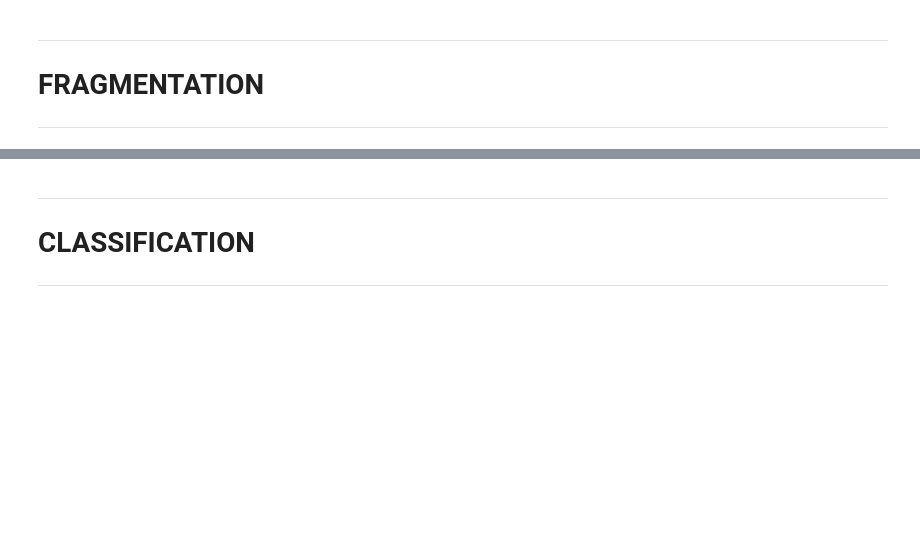
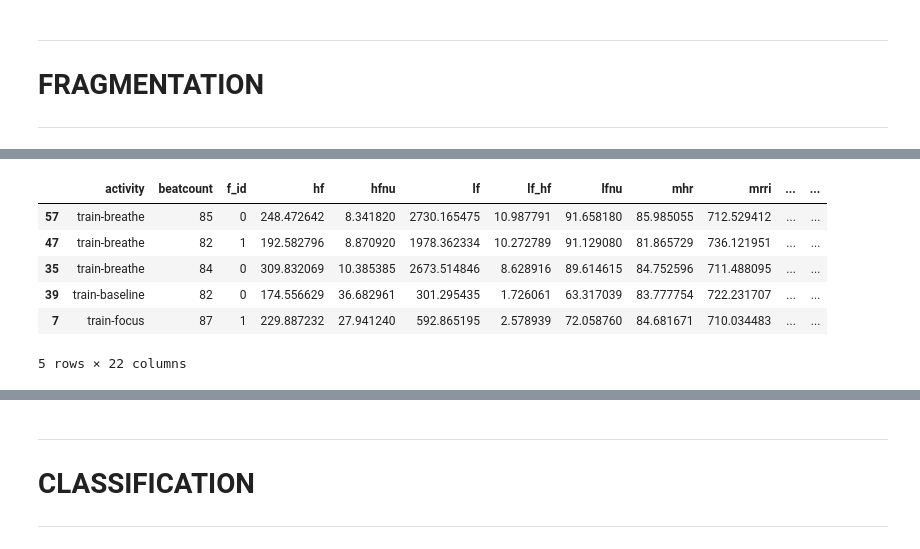
Before and after one commit to jucc/HeRV_analysis, a Jupyter notebook: pipeline/full_pipe_training_sessions.ipynb, the cells around one changed output, grey strips where cells are left out. Cells and saved outputs as stored; diff of their text form; code cells hidden in the pictures; blank space fills up the shorter version.

```diff
--- a/pipeline/full_pipe_training_sessions.ipynb
+++ b/pipeline/full_pipe_training_sessions.ipynb
@@ -169,3 +123,5 @@ for feat in cl.features_all:
 # FRAGMENTATION
 
 ---
+# %%
+frags = fr.gen_fragments_dataset(sessions, 60, 10, RAW_PATH)
@@ -172,2 +147,14 @@ for feat in cl.features_all:
+# %%
+dff = pd.DataFrame(frags)
+# %%
+dff.sample(5)
+# %% [output]
+|  | activity | beatcount | f_id | hf | hfnu | lf | lf_hf | lfnu | mhr | mrri | ... | ... |
+| 57 | train-breathe | 85 | 0 | 248.472642 | 8.341820 | 2730.165475 | 10.987791 | 91.658180 | 85.985055 | 712.529412 | ... | ... |
+| 47 | train-breathe | 82 | 1 | 192.582796 | 8.870920 | 1978.362334 | 10.272789 | 91.129080 | 81.865729 | 736.121951 | ... | ... |
+| 35 | train-breathe | 84 | 0 | 309.832069 | 10.385385 | 2673.514846 | 8.628916 | 89.614615 | 84.752596 | 711.488095 | ... | ... |
+| 39 | train-baseline | 82 | 0 | 174.556629 | 36.682961 | 301.295435 | 1.726061 | 63.317039 | 83.777754 | 722.231707 | ... | ... |
+| 7 | train-focus | 87 | 1 | 229.887232 | 27.941240 | 592.865195 | 2.578939 | 72.058760 | 84.681671 | 710.034483 | ... | ... |
+5 rows × 22 columns
 # %%
 durations = [60, 30, 20, 10]
```
Also changed, not shown: parts of 30 cells of this notebook, 6 other files.
